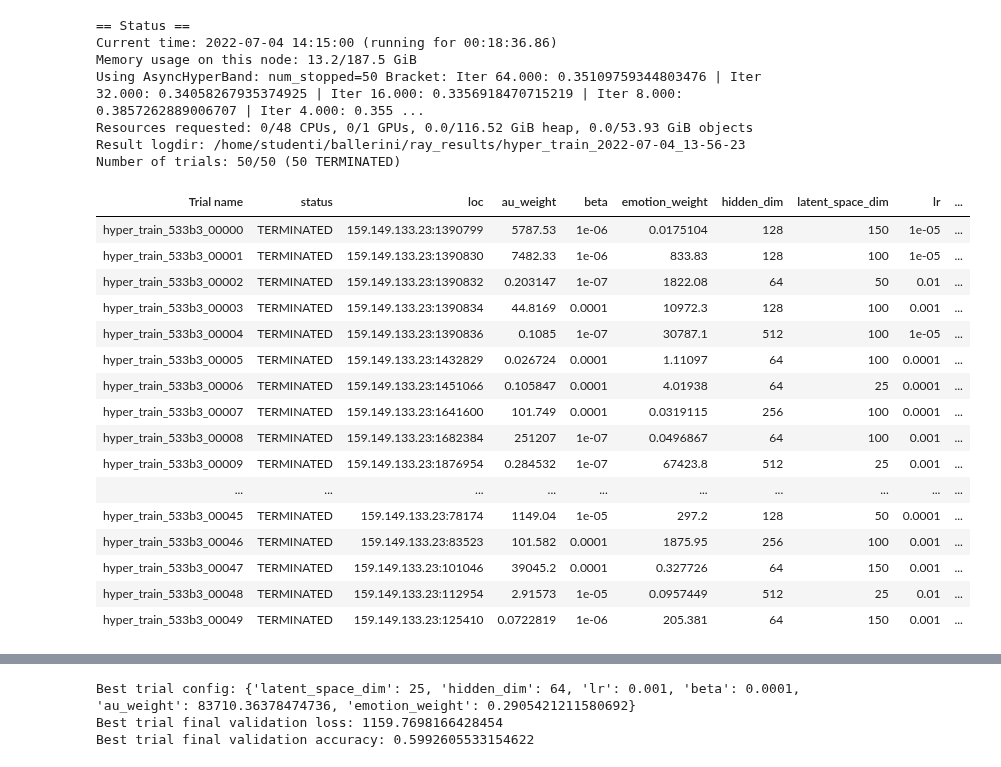
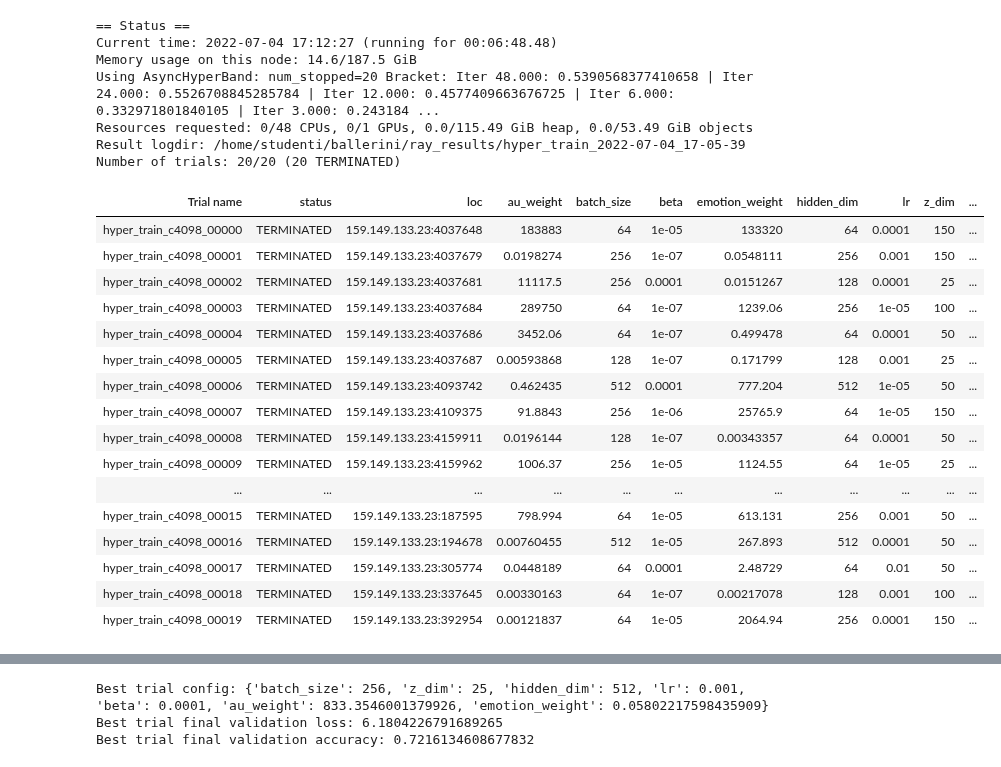
Before and after one commit to Ale-Ba2lero/Multimodal-Emotion-Analysis, a Jupyter notebook: src/mvae_torch/HyperparamTuning.ipynb, the cells around one changed output, grey strips where cells are left out. Saved outputs shown, nothing was run; the diff lists cells and outputs as text; code cells hidden in the pictures.

```diff
--- a/src/mvae_torch/HyperparamTuning.ipynb
+++ b/src/mvae_torch/HyperparamTuning.ipynb
@@ -23,22 +23,22 @@ from ray.tune import JupyterNotebookReporter
 # %%
-batch_size=512
 num_workers=32
 max_num_epochs=50
 num_epochs=100
-num_samples=50
+num_samples=20
+betas=[0.95, 0.98]
 data_dir='/home/studenti/ballerini/datasets/au-emo.csv'
 checkpoint_dir='./tuning'
 
 modes={'au':True, 'face':None, 'emotion':True}
 
 config = {
-    'batch_size':tune.choice([25, 50, 100, 150]),
-    'latent_space_dim':tune.choice([25, 50, 100, 150]),
+    'batch_size':tune.choice([64, 128, 256, 512]),
+    'z_dim':tune.choice([25, 50, 100, 150]),
     'hidden_dim':tune.choice([64, 128, 256, 512]),
     'lr': tune.choice([1e-2, 1e-3, 1e-4, 1e-5]),
     'beta': tune.choice([1e-4, 1e-5, 1e-6, 1e-7]),
-    'au_weight':tune.choice([1e3, 1e5, 1e6, 1e6]),
-    'emotion_weight':tune.choice([1e3, 1e5, 1e6, 1e6]),
+    'au_weight':tune.loguniform(1e-3, 1e6),
+    'emotion_weight':tune.loguniform(1e-3, 1e6),
 }
 # %%
 def load_data(data_dir='./data'):
@@ -200,50 +201,50 @@ def hyper_train(config, data_dir, num_epochs, use_cuda=True, checkpoint_dir=None
 # %%
 scheduler = ASHAScheduler(
     metric="accuracy",
     mode="max",
     max_t=max_num_epochs,
-    grace_period=1,
+    grace_period=3,
     reduction_factor=2)
 
 reporter = JupyterNotebookReporter(
     True,
     metric_columns=["accuracy","loss","training_iteration"])
 
 result = tune.run(
         partial(hyper_train, data_dir=data_dir, num_epochs=num_epochs, checkpoint_dir=checkpoint_dir),
-        resources_per_trial={"cpu": 8, "gpu": 0.2},
+        resources_per_trial={"cpu": 8, "gpu": 0.1},
         config=config,
         num_samples=num_samples,
         scheduler=scheduler,
         progress_reporter=reporter)
 
 best_trial = result.get_best_trial("accuracy", "max", "last")
 
 print("Best trial config: {}".format(best_trial.config))
 print("Best trial final validation loss: {}".format(best_trial.last_result["loss"]))
 print("Best trial final validation accuracy: {}".format(best_trial.last_result["accuracy"]))
 # %% [output]
 == Status ==
-Current time: 2022-07-04 14:15:00 (running for 00:18:36.86)
-Memory usage on this node: 13.2/187.5 GiB
-Using AsyncHyperBand: num_stopped=50 Bracket: Iter 64.000: 0.35109759344803476 | Iter 32.000: 0.34058267935374925 | Iter 16.000: 0.3356918470715219 | Iter 8.000: 0.3857262889006707 | Iter 4.000: 0.355 ...
-Resources requested: 0/48 CPUs, 0/1 GPUs, 0.0/116.52 GiB heap, 0.0/53.93 GiB objects
-Result logdir: /home/studenti/ballerini/ray_results/hyper_train_2022-07-04_13-56-23
-Number of trials: 50/50 (50 TERMINATED)
+Current time: 2022-07-04 17:12:27 (running for 00:06:48.48)
+Memory usage on this node: 14.6/187.5 GiB
+Using AsyncHyperBand: num_stopped=20 Bracket: Iter 48.000: 0.5390568377410658 | Iter 24.000: 0.5526708845285784 | Iter 12.000: 0.4577409663676725 | Iter 6.000: 0.332971801840105 | Iter 3.000: 0.243184 ...
+Resources requested: 0/48 CPUs, 0/1 GPUs, 0.0/115.49 GiB heap, 0.0/53.49 GiB objects
+Result logdir: /home/studenti/ballerini/ray_results/hyper_train_2022-07-04_17-05-39
+Number of trials: 20/20 (20 TERMINATED)
-| Trial name | status | loc | au_weight | beta | emotion_weight | hidden_dim | latent_space_dim | lr | ... |
-| hyper_train_533b3_00000 | TERMINATED | 159.149.133.23:1390799 | 5787.53 | 1e-06 | 0.0175104 | 128 | 150 | 1e-05 | ... |
-| hyper_train_533b3_00001 | TERMINATED | 159.149.133.23:1390830 | 7482.33 | 1e-06 | 833.83 | 128 | 100 | 1e-05 | ... |
-| hyper_train_533b3_00002 | TERMINATED | 159.149.133.23:1390832 | 0.203147 | 1e-07 | 1822.08 | 64 | 50 | 0.01 | ... |
-| hyper_train_533b3_00003 | TERMINATED | 159.149.133.23:1390834 | 44.8169 | 0.0001 | 10972.3 | 128 | 100 | 0.001 | ... |
-| hyper_train_533b3_00004 | TERMINATED | 159.149.133.23:1390836 | 0.1085 | 1e-07 | 30787.1 | 512 | 100 | 1e-05 | ... |
-| hyper_train_533b3_00005 | TERMINATED | 159.149.133.23:1432829 | 0.026724 | 0.0001 | 1.11097 | 64 | 100 | 0.0001 | ... |
-| hyper_train_533b3_00006 | TERMINATED | 159.149.133.23:1451066 | 0.105847 | 0.0001 | 4.01938 | 64 | 25 | 0.0001 | ... |
-| hyper_train_533b3_00007 | TERMINATED | 159.149.133.23:1641600 | 101.749 | 0.0001 | 0.0319115 | 256 | 100 | 0.0001 | ... |
-| hyper_train_533b3_00008 | TERMINATED | 159.149.133.23:1682384 | 251207 | 1e-07 | 0.0496867 | 64 | 100 | 0.001 | ... |
-| hyper_train_533b3_00009 | TERMINATED | 159.149.133.23:1876954 | 0.284532 | 1e-07 | 67423.8 | 512 | 25 | 0.001 | ... |
-| ... | ... | ... | ... | ... | ... | ... | ... | ... | ... |
-| hyper_train_533b3_00045 | TERMINATED | 159.149.133.23:78174 | 1149.04 | 1e-05 | 297.2 | 128 | 50 | 0.0001 | ... |
-| hyper_train_533b3_00046 | TERMINATED | 159.149.133.23:83523 | 101.582 | 0.0001 | 1875.95 | 256 | 100 | 0.001 | ... |
-| hyper_train_533b3_00047 | TERMINATED | 159.149.133.23:101046 | 39045.2 | 0.0001 | 0.327726 | 64 | 150 | 0.001 | ... |
-| hyper_train_533b3_00048 | TERMINATED | 159.149.133.23:112954 | 2.91573 | 1e-05 | 0.0957449 | 512 | 25 | 0.01 | ... |
-| hyper_train_533b3_00049 | TERMINATED | 159.149.133.23:125410 | 0.0722819 | 1e-06 | 205.381 | 64 | 150 | 0.001 | ... |
+| Trial name | status | loc | au_weight | batch_size | beta | emotion_weight | hidden_dim | lr | z_dim | ... |
+| hyper_train_c4098_00000 | TERMINATED | 159.149.133.23:4037648 | 183883 | 64 | 1e-05 | 133320 | 64 | 0.0001 | 150 | ... |
+| hyper_train_c4098_00001 | TERMINATED | 159.149.133.23:4037679 | 0.0198274 | 256 | 1e-07 | 0.0548111 | 256 | 0.001 | 150 | ... |
+| hyper_train_c4098_00002 | TERMINATED | 159.149.133.23:4037681 | 11117.5 | 256 | 0.0001 | 0.0151267 | 128 | 0.0001 | 25 | ... |
+| hyper_train_c4098_00003 | TERMINATED | 159.149.133.23:4037684 | 289750 | 64 | 1e-07 | 1239.06 | 256 | 1e-05 | 100 | ... |
+| hyper_train_c4098_00004 | TERMINATED | 159.149.133.23:4037686 | 3452.06 | 64 | 1e-07 | 0.499478 | 64 | 0.0001 | 50 | ... |
+| hyper_train_c4098_00005 | TERMINATED | 159.149.133.23:4037687 | 0.00593868 | 128 | 1e-07 | 0.171799 | 128 | 0.001 | 25 | ... |
+| hyper_train_c4098_00006 | TERMINATED | 159.149.133.23:4093742 | 0.462435 | 512 | 0.0001 | 777.204 | 512 | 1e-05 | 50 | ... |
+| hyper_train_c4098_00007 | TERMINATED | 159.149.133.23:4109375 | 91.8843 | 256 | 1e-06 | 25765.9 | 64 | 1e-05 | 150 | ... |
+| hyper_train_c4098_00008 | TERMINATED | 159.149.133.23:4159911 | 0.0196144 | 128 | 1e-07 | 0.00343357 | 64 | 0.0001 | 50 | ... |
+| hyper_train_c4098_00009 | TERMINATED | 159.149.133.23:4159962 | 1006.37 | 256 | 1e-05 | 1124.55 | 64 | 1e-05 | 25 | ... |
+| ... | ... | ... | ... | ... | ... | ... | ... | ... | ... | ... |
+| hyper_train_c4098_00015 | TERMINATED | 159.149.133.23:187595 | 798.994 | 64 | 1e-05 | 613.131 | 256 | 0.001 | 50 | ... |
+| hyper_train_c4098_00016 | TERMINATED | 159.149.133.23:194678 | 0.00760455 | 512 | 1e-05 | 267.893 | 512 | 0.0001 | 50 | ... |
+| hyper_train_c4098_00017 | TERMINATED | 159.149.133.23:305774 | 0.0448189 | 64 | 0.0001 | 2.48729 | 64 | 0.01 | 50 | ... |
+| hyper_train_c4098_00018 | TERMINATED | 159.149.133.23:337645 | 0.00330163 | 64 | 1e-07 | 0.00217078 | 128 | 0.001 | 100 | ... |
+| hyper_train_c4098_00019 | TERMINATED | 159.149.133.23:392954 | 0.00121837 | 64 | 1e-05 | 2064.94 | 256 | 0.0001 | 150 | ... |
@@ -251,3 +252,3 @@ Number of trials: 50/50 (50 TERMINATED)
-Best trial config: {'latent_space_dim': 25, 'hidden_dim': 64, 'lr': 0.001, 'beta': 0.0001, 'au_weight': 83710.36378474736, 'emotion_weight': 0.2905421211580692}
-Best trial final validation loss: 1159.7698166428454
-Best trial final validation accuracy: 0.5992605533154622
+Best trial config: {'batch_size': 256, 'z_dim': 25, 'hidden_dim': 512, 'lr': 0.001, 'beta': 0.0001, 'au_weight': 833.3546001379926, 'emotion_weight': 0.05802217598435909}
+Best trial final validation loss: 6.1804226791689265
+Best trial final validation accuracy: 0.7216134608677832
```
Also changed, not shown: parts of 13 cells of this notebook, 4 other files.
